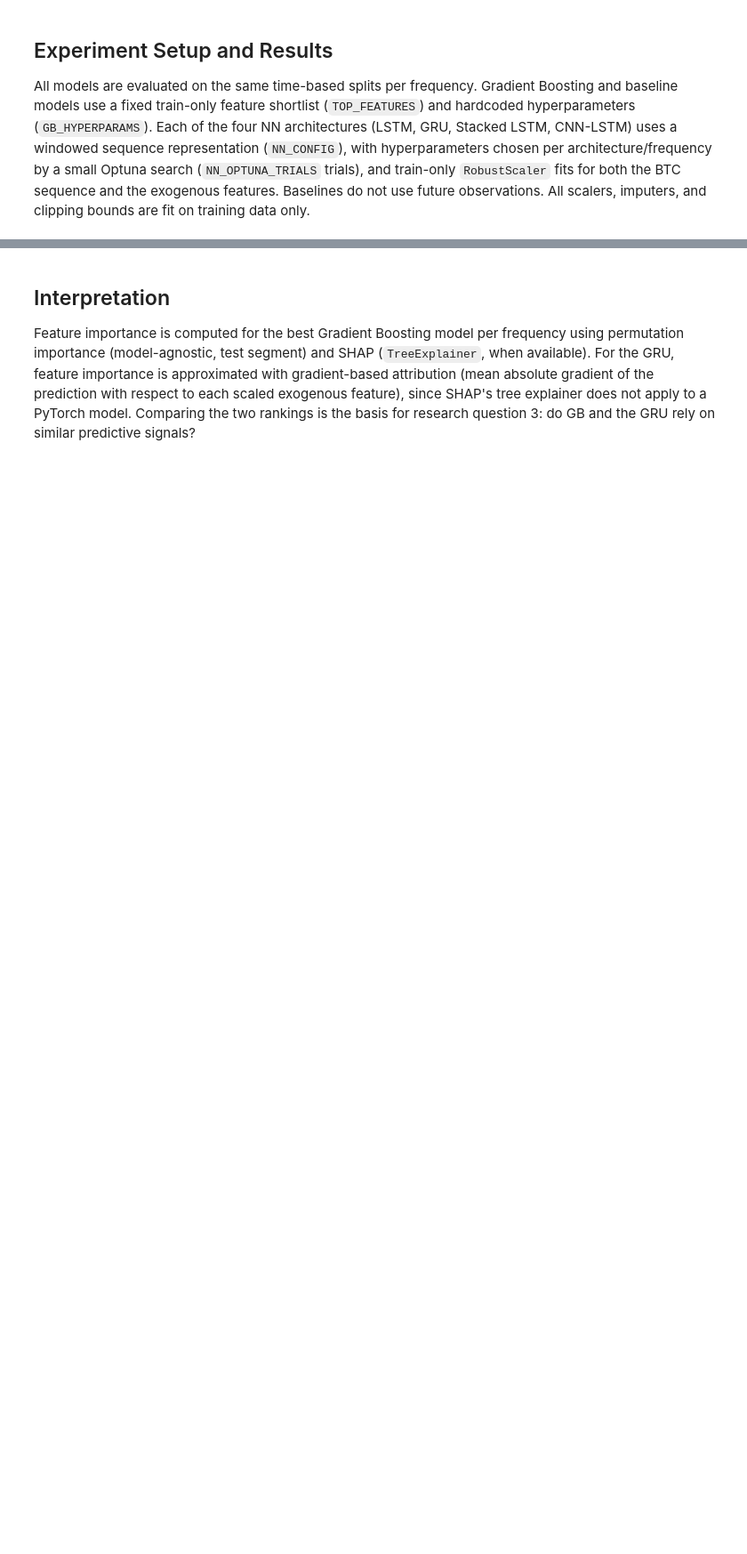
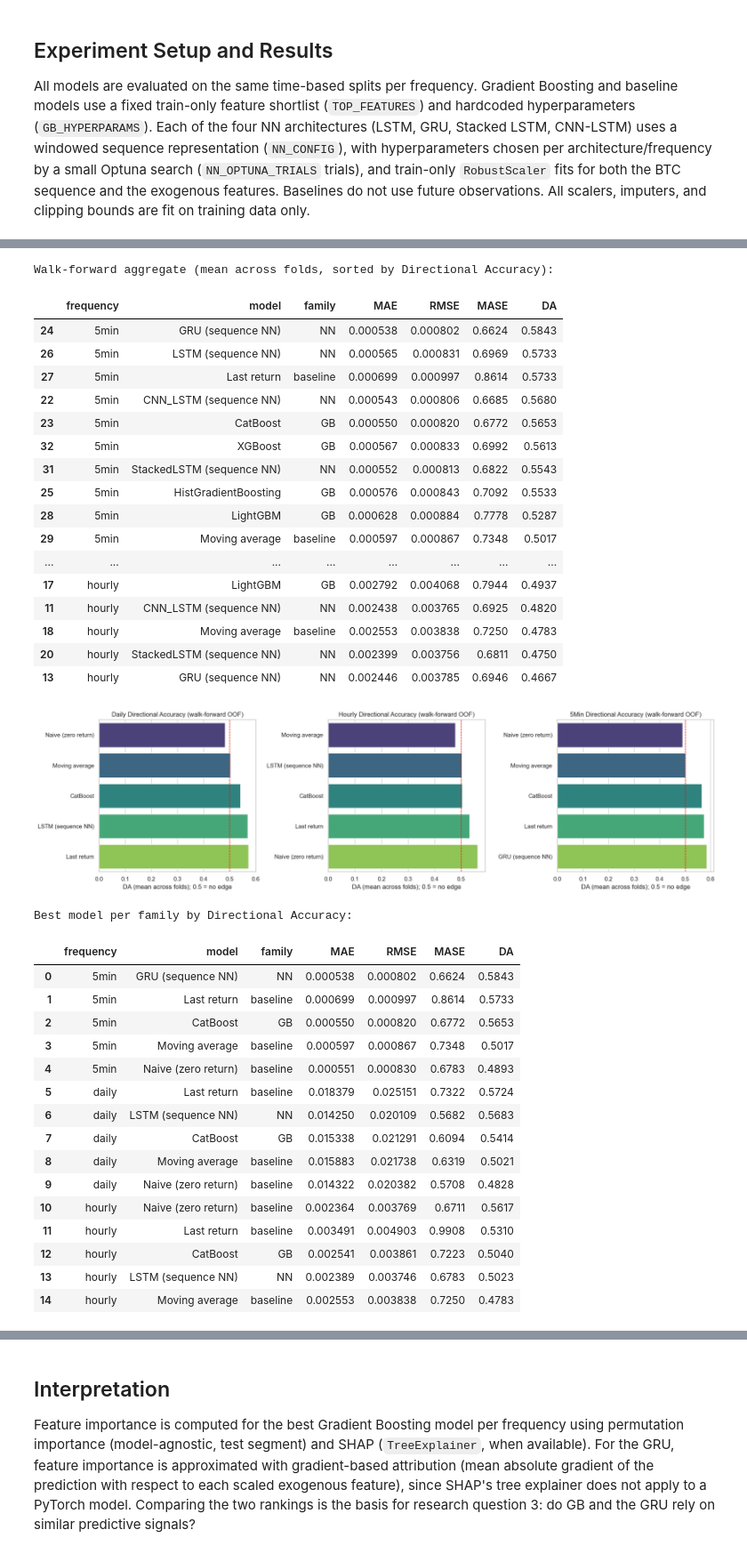
Before and after one commit to Tigran28102003/personal_projects, a Jupyter notebook: diploma/ACTUAL_VERSION/mmda_btc_report.ipynb, the cells around one changed output, grey strips where cells are left out. Shown at 89% size. Saved outputs shown, nothing was run; the diff lists cells and outputs as text; code cells hidden in the pictures; blank space fills up the shorter version.

Commit message:
add last notebook version

```diff
--- a/diploma/ACTUAL_VERSION/mmda_btc_report.ipynb
+++ b/diploma/ACTUAL_VERSION/mmda_btc_report.ipynb
@@ -385,12 +431,11 @@ GB_HYPERPARAMS = {
 
 # Sequence-model (CryptoNet) per-frequency settings.
 NN_CONFIG = {
-    'daily':  {'window_size': 10, 'epochs': 30, 'batch_size': 16},
-    'hourly': {'window_size': 24, 'epochs': 25, 'batch_size': 32},
-    '5min':   {'window_size': 24, 'epochs': 25, 'batch_size': 64},
+    'daily':  {'window_size': 10, 'epochs': 20, 'batch_size': 16},
+    'hourly': {'window_size': 24, 'epochs': 15, 'batch_size': 32},
+    '5min':   {'window_size': 24, 'epochs': 15, 'batch_size': 64},
 }
 NN_ARCHITECTURES = ['LSTM', 'GRU', 'StackedLSTM', 'CNN_LSTM']
-RUN_NN_CLF = True   # доп. дорожка: взвешенная классификация знака доходности (BCE)
 NN_OPTUNA_TRIALS = 5  # retained for reference; the experiment runs through walk-forward
 
 # Walk-forward split configuration per frequency.
@@ -403,8 +448,7 @@ SPLIT_CONFIG = {
     'hourly': {'type': 'rolling',   'n_splits': 5, 'train_size': 3000, 'test_size': 600},
     '5min':   {'type': 'rolling',   'n_splits': 5, 'train_size': 2400, 'test_size': 600},
 }
-WF_OPTUNA_TRIALS = 5       # GB: Optuna trials per fold
-WF_NN_OPTUNA_TRIALS = 8    # NN: больше триалов под расширенную сетку (lr, weight_decay, размеры)
+WF_OPTUNA_TRIALS = 5
 WF_TOP_K = 15   # features retained per fold via |Pearson| ranking on train fold only
 
 # Annualisation constant for Sharpe ratio in backtest_summary
@@ -783,18 +837,18 @@ for freq in wf_metrics_all:
     print(f'\n--- {freq} ---')
     fold_table = (wf_metrics_all[freq]
                   .sort_values(['model', 'fold'])
-                  [['fold', 'model', 'MAE', 'RMSE', 'MASE', 'DA', 'AUC', 'n_train', 'n_test']])
-    display(fold_table.round({'MAE': 6, 'RMSE': 6, 'MASE': 4, 'DA': 4, 'AUC': 4}))
+                  [['fold', 'model', 'MAE', 'RMSE', 'MASE', 'DA', 'n_train', 'n_test']])
+    display(fold_table.round({'MAE': 6, 'RMSE': 6, 'MASE': 4, 'DA': 4}))
 
 print('\n\nWalk-forward aggregate (mean across folds, sorted by Directional Accuracy):')
 agg_display = wf_agg.sort_values(['frequency', 'DA'], ascending=[True, False]).copy()
-display(agg_display[['frequency', 'model', 'family', 'MAE', 'RMSE', 'MASE', 'DA', 'AUC']]
-        .round({'MAE': 6, 'RMSE': 6, 'MASE': 4, 'DA': 4, 'AUC': 4}))
+display(agg_display[['frequency', 'model', 'family', 'MAE', 'RMSE', 'MASE', 'DA']]
+        .round({'MAE': 6, 'RMSE': 6, 'MASE': 4, 'DA': 4}))
 
 # Headline: Directional Accuracy of naive + best GB + best NN per frequency.
 # Пунктирная линия 0.5 — уровень "нет направленного навыка".
 baseline_agg = wf_agg[wf_agg['family'] == 'baseline']
-headline = (pd.concat([baseline_agg, best_gb, best_nn, best_nn_clf])
+headline = (pd.concat([baseline_agg, best_gb, best_nn])
             .sort_values(['frequency', 'DA'], ascending=[True, False]).reset_index(drop=True))
 
 fig, axes = plt.subplots(1, len(wf_frames), figsize=(6 * len(wf_frames), 5), sharey=False)
@@ -810,9 +864,9 @@ for ax, frequency in zip(axes, wf_frames.keys()):
 plt.tight_layout()
 plt.show()
 
-print('Best model per family by Directional Accuracy (incl. sign classifier):')
-display(headline[['frequency', 'model', 'family', 'MAE', 'RMSE', 'MASE', 'DA', 'AUC']]
-        .round({'MAE': 6, 'RMSE': 6, 'MASE': 4, 'DA': 4, 'AUC': 4}))
+print('Best model per family by Directional Accuracy:')
+display(headline[['frequency', 'model', 'family', 'MAE', 'RMSE', 'MASE', 'DA']]
+        .round({'MAE': 6, 'RMSE': 6, 'MASE': 4, 'DA': 4}))
 
 # Price-space continuity metrics (comparable to the prior level-target SMAPE).
 print('\n\nReconstructed-price error (continuity with prior report):')
@@ -839,3 +893,4 @@ for freq in wf_frames:
                      'sharpe', 'max_drawdown_usd', 'turnover']]
             .round({'total_return_usd': 2, 'pnl_usd': 2, 'total_fees_usd': 2,
                     'sharpe': 3, 'max_drawdown_usd': 2}))
+# %% [output]
@@ -841,0 +953,36 @@ for freq in wf_frames:
+Walk-forward aggregate (mean across folds, sorted by Directional Accuracy):
+|  | frequency | model | family | MAE | RMSE | MASE | DA |
+| 24 | 5min | GRU (sequence NN) | NN | 0.000538 | 0.000802 | 0.6624 | 0.5843 |
+| 26 | 5min | LSTM (sequence NN) | NN | 0.000565 | 0.000831 | 0.6969 | 0.5733 |
+| 27 | 5min | Last return | baseline | 0.000699 | 0.000997 | 0.8614 | 0.5733 |
+| 22 | 5min | CNN_LSTM (sequence NN) | NN | 0.000543 | 0.000806 | 0.6685 | 0.5680 |
+| 23 | 5min | CatBoost | GB | 0.000550 | 0.000820 | 0.6772 | 0.5653 |
+| 32 | 5min | XGBoost | GB | 0.000567 | 0.000833 | 0.6992 | 0.5613 |
+| 31 | 5min | StackedLSTM (sequence NN) | NN | 0.000552 | 0.000813 | 0.6822 | 0.5543 |
+| 25 | 5min | HistGradientBoosting | GB | 0.000576 | 0.000843 | 0.7092 | 0.5533 |
+| 28 | 5min | LightGBM | GB | 0.000628 | 0.000884 | 0.7778 | 0.5287 |
+| 29 | 5min | Moving average | baseline | 0.000597 | 0.000867 | 0.7348 | 0.5017 |
+| ... | ... | ... | ... | ... | ... | ... | ... |
+| 17 | hourly | LightGBM | GB | 0.002792 | 0.004068 | 0.7944 | 0.4937 |
+| 11 | hourly | CNN_LSTM (sequence NN) | NN | 0.002438 | 0.003765 | 0.6925 | 0.4820 |
+| 18 | hourly | Moving average | baseline | 0.002553 | 0.003838 | 0.7250 | 0.4783 |
+| 20 | hourly | StackedLSTM (sequence NN) | NN | 0.002399 | 0.003756 | 0.6811 | 0.4750 |
+| 13 | hourly | GRU (sequence NN) | NN | 0.002446 | 0.003785 | 0.6946 | 0.4667 |
+[figure, added]
+Best model per family by Directional Accuracy:
+|  | frequency | model | family | MAE | RMSE | MASE | DA |
+| 0 | 5min | GRU (sequence NN) | NN | 0.000538 | 0.000802 | 0.6624 | 0.5843 |
+| 1 | 5min | Last return | baseline | 0.000699 | 0.000997 | 0.8614 | 0.5733 |
+| 2 | 5min | CatBoost | GB | 0.000550 | 0.000820 | 0.6772 | 0.5653 |
+| 3 | 5min | Moving average | baseline | 0.000597 | 0.000867 | 0.7348 | 0.5017 |
+| 4 | 5min | Naive (zero return) | baseline | 0.000551 | 0.000830 | 0.6783 | 0.4893 |
+| 5 | daily | Last return | baseline | 0.018379 | 0.025151 | 0.7322 | 0.5724 |
+| 6 | daily | LSTM (sequence NN) | NN | 0.014250 | 0.020109 | 0.5682 | 0.5683 |
+| 7 | daily | CatBoost | GB | 0.015338 | 0.021291 | 0.6094 | 0.5414 |
+| 8 | daily | Moving average | baseline | 0.015883 | 0.021738 | 0.6319 | 0.5021 |
+| 9 | daily | Naive (zero return) | baseline | 0.014322 | 0.020382 | 0.5708 | 0.4828 |
+| 10 | hourly | Naive (zero return) | baseline | 0.002364 | 0.003769 | 0.6711 | 0.5617 |
+| 11 | hourly | Last return | baseline | 0.003491 | 0.004903 | 0.9908 | 0.5310 |
+| 12 | hourly | CatBoost | GB | 0.002541 | 0.003861 | 0.7223 | 0.5040 |
+| 13 | hourly | LSTM (sequence NN) | NN | 0.002389 | 0.003746 | 0.6783 | 0.5023 |
+| 14 | hourly | Moving average | baseline | 0.002553 | 0.003838 | 0.7250 | 0.4783 |
```
Also changed, not shown: parts of 13 cells of this notebook, 3 other files.
